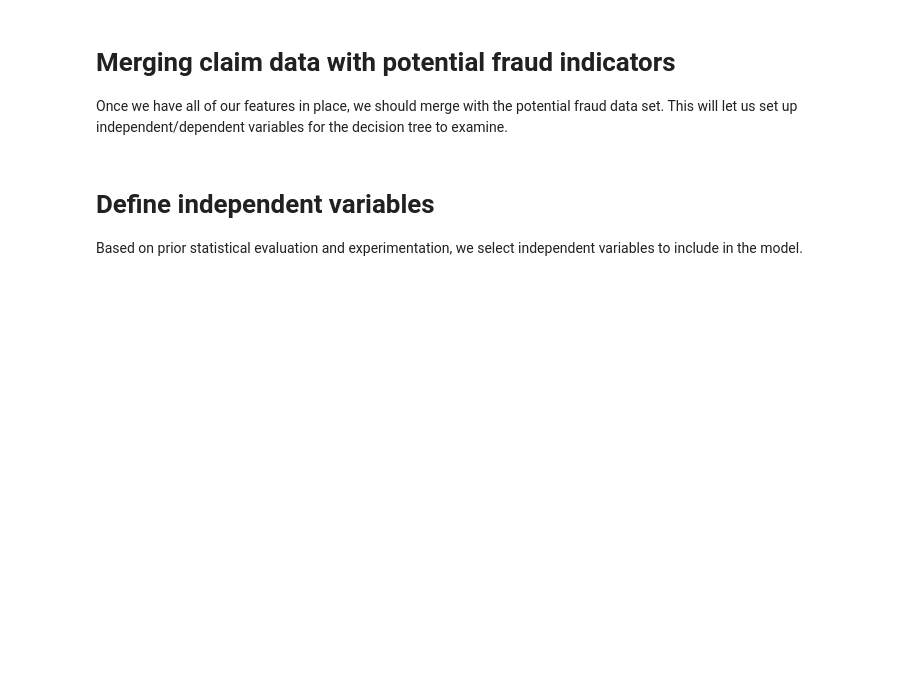
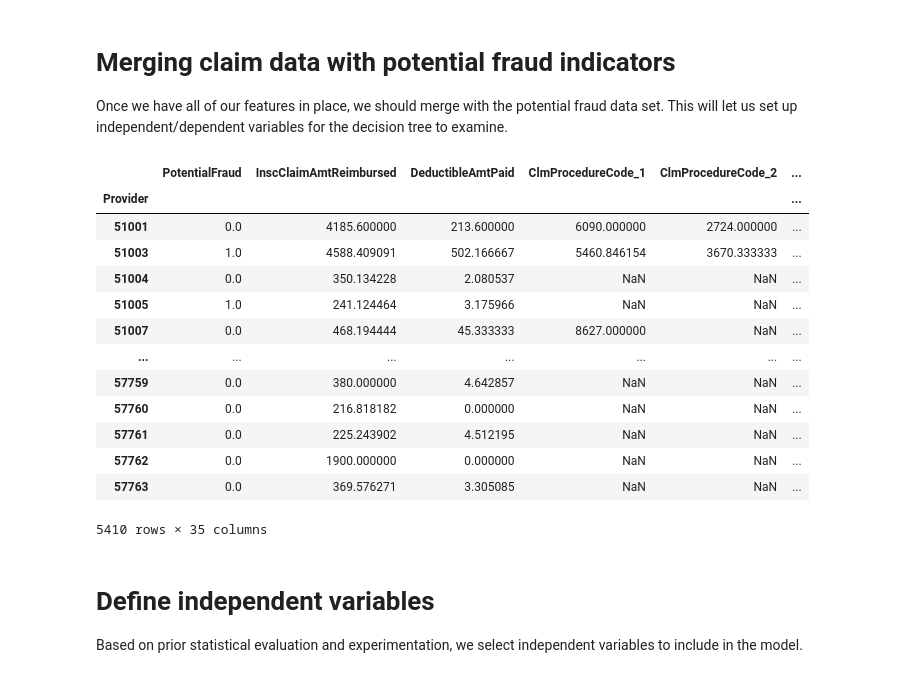
Before and after one commit to supernaut11/data602-final-project, a Jupyter notebook: src/model_fraud_mdehn.ipynb, the cells around one changed output. Cells and saved outputs as stored; diff of their text form; code cells hidden in the pictures; blank space fills up the shorter version.

Commit message:
adjusting decision tree input to use mean values - proof of concept

```diff
--- a/src/model_fraud_mdehn.ipynb
+++ b/src/model_fraud_mdehn.ipynb
@@ -158,14 +231,36 @@ Once we have all of our features in place, we should merge with the potential fr
 This will let us set up independent/dependent variables for the decision tree to examine.
 # %%
 # Use a left outer join so we don't throw away providers that might not have claims.
-train_providers = train_providers.merge(train_claims, how='left', on='Provider')
+train_total = train_providers.merge(train_claims, how='left', on='Provider')
 
 # TODO: Sanity check that all providers have associated claim data.
 
 # Strip the PRV prefix from Provider IDs
-train_providers['Provider'] = train_providers['Provider'].apply(lambda ap: ap.split('PRV')[-1] if not pandas.isnull(ap) else ap)
+train_total['Provider'] = train_total['Provider'].apply(lambda ap: ap.split('PRV')[-1] if not pandas.isnull(ap) else ap)
 
-train_providers
+train_total['PotentialFraud'] = train_total['PotentialFraud'].apply(lambda f: 0 if f == 'No' else 1)
+# %%
+train_providers_copy = pandas.DataFrame(train_total.groupby(['Provider']).mean())
+
+#train_providers_copy = train_providers_copy.merge(train_providers, how='left', on='Provider')
+#train_providers_copy['Provider'] = train_providers_copy['Provider'].apply(lambda ap: ap.split('PRV')[-1] if not pandas.isnull(ap) else ap)
+
+train_providers_copy
+# %% [output]
+|  | PotentialFraud | InscClaimAmtReimbursed | DeductibleAmtPaid | ClmProcedureCode_1 | ClmProcedureCode_2 | ... |
+| Provider |  |  |  |  |  | ... |
+| 51001 | 0.0 | 4185.600000 | 213.600000 | 6090.000000 | 2724.000000 | ... |
+| 51003 | 1.0 | 4588.409091 | 502.166667 | 5460.846154 | 3670.333333 | ... |
+| 51004 | 0.0 | 350.134228 | 2.080537 | NaN | NaN | ... |
+| 51005 | 1.0 | 241.124464 | 3.175966 | NaN | NaN | ... |
+| 51007 | 0.0 | 468.194444 | 45.333333 | 8627.000000 | NaN | ... |
+| ... | ... | ... | ... | ... | ... | ... |
+| 57759 | 0.0 | 380.000000 | 4.642857 | NaN | NaN | ... |
+| 57760 | 0.0 | 216.818182 | 0.000000 | NaN | NaN | ... |
+| 57761 | 0.0 | 225.243902 | 4.512195 | NaN | NaN | ... |
+| 57762 | 0.0 | 1900.000000 | 0.000000 | NaN | NaN | ... |
+| 57763 | 0.0 | 369.576271 | 3.305085 | NaN | NaN | ... |
+5410 rows × 35 columns
 # %% [markdown]
 # Define independent variables
 
```
Also changed, not shown: parts of 10 cells of this notebook.
